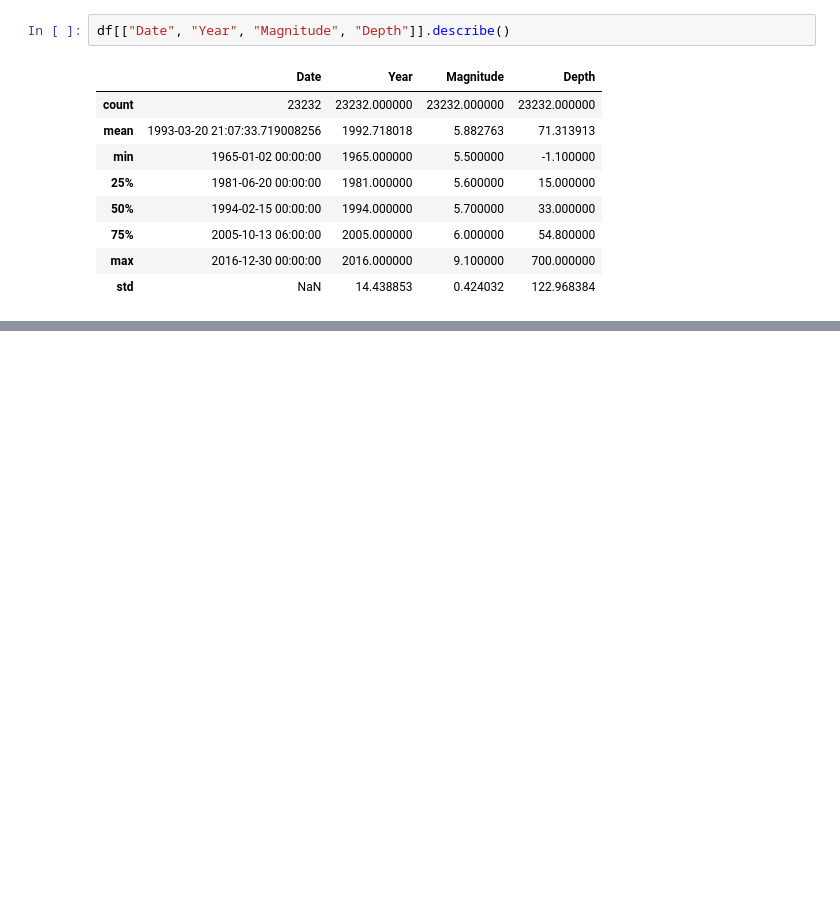
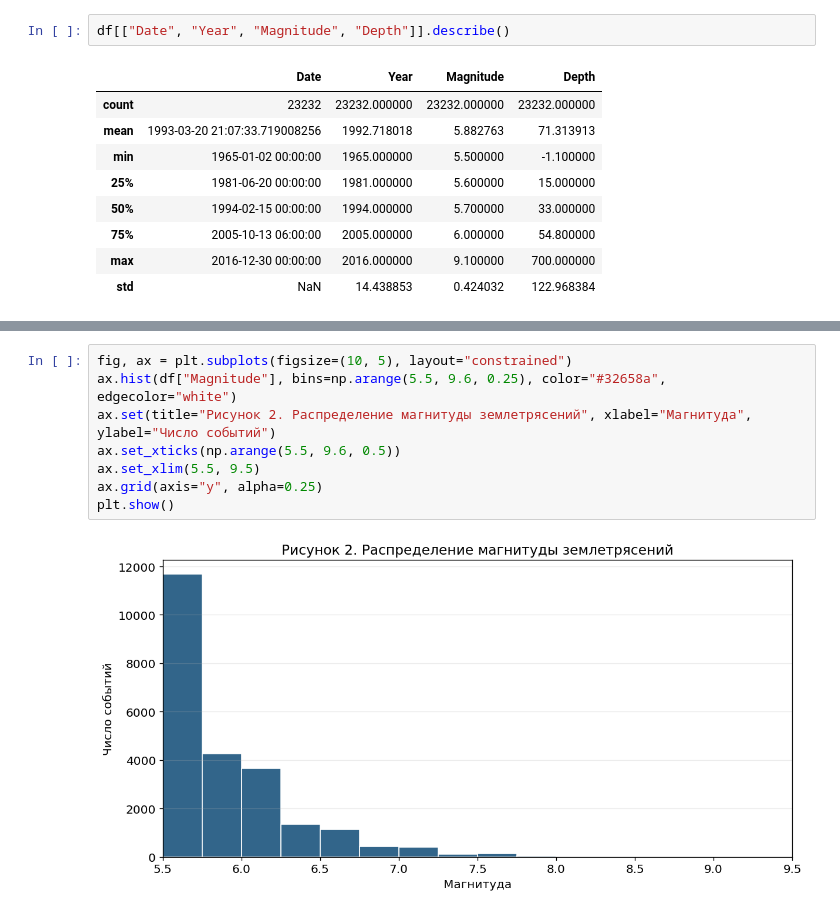
Before and after one commit to Ariel-cano/6402-Khalitov-LR7, a Jupyter notebook: notebooks/analysis.ipynb, the cells around one changed output, grey strips where cells are left out. Drawn from its saved outputs; the diff is of its cells as text; blank space fills up the shorter version.

```diff
--- a/notebooks/analysis.ipynb
+++ b/notebooks/analysis.ipynb
@@ -223,0 +330,10 @@ df[["Date", "Year", "Magnitude", "Depth"]].describe()
+# %%
+fig, ax = plt.subplots(figsize=(10, 5), layout="constrained")
+ax.hist(df["Magnitude"], bins=np.arange(5.5, 9.6, 0.25), color="#32658a", edgecolor="white")
+ax.set(title="Рисунок 2. Распределение магнитуды землетрясений", xlabel="Магнитуда", ylabel="Число событий")
+ax.set_xticks(np.arange(5.5, 9.6, 0.5))
+ax.set_xlim(5.5, 9.5)
+ax.grid(axis="y", alpha=0.25)
+plt.show()
+# %% [output]
+[figure, added]
```
Also changed, not shown: parts of 9 cells of this notebook, 1 other file.
